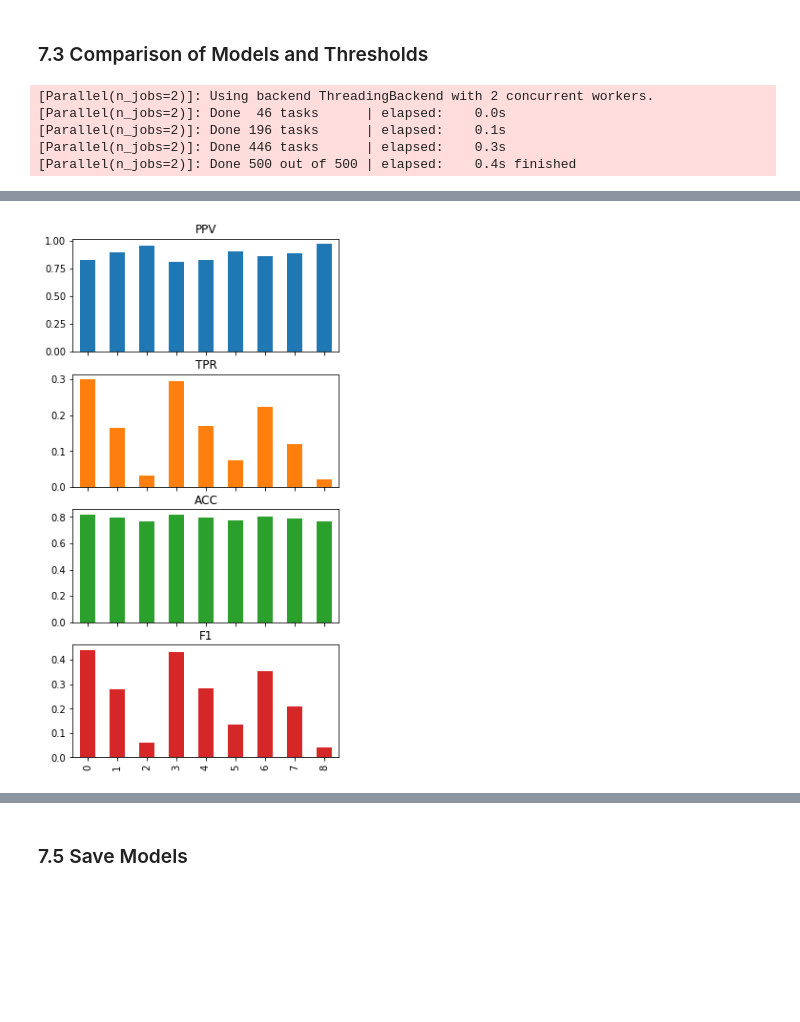
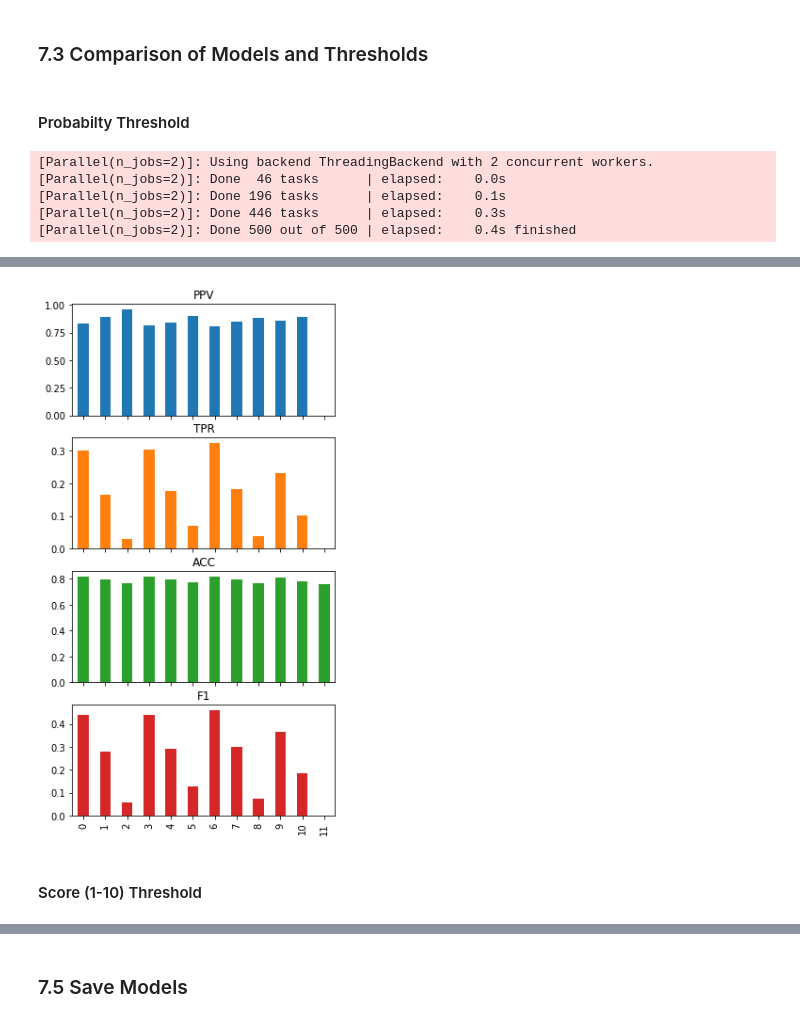
Before and after one commit to mltoolkit/MLToolKit, a Jupyter notebook: MLToolKit Example - Adult Census Income.ipynb, the cells around one changed output, grey strips where cells are left out. Drawn from its saved outputs; the diff is of its cells as text; code cells hidden in the pictures; blank space fills up the shorter version.

```diff
--- a/MLToolKit Example - Adult Census Income.ipynb
+++ b/MLToolKit Example - Adult Census Income.ipynb
@@ -461,7 +728,7 @@ Test Samples: 6513 [20.0%]
 # %%
 # Run classifier algorithms
 #model_variables = featureVariables
-model_variables = [
+modelVariables = [
 # 'workclass_?',
  'workclass_Federal-gov',
  'workclass_Local-gov',
@@ -658,9 +935,18 @@ model_parameters = {'MLAlgorithm':'RF', # 'LGR', #  'DFF', # 'CNN', # 'CATBST',
                    'MinSamplesToSplit':10,
                    'Processors':2}
 
-RFModel = mltk.build_ml_model(TrainDataset, ValidateDataset, TestDataset, model_variables, targetVariable,
-                 model_attributes, sample_attributes, model_parameters, score_parameters,
-                          return_model_object=True, show_results=False, show_plot=True)
+RFModel = mltk.build_ml_model(TrainDataset, ValidateDataset, TestDataset,
+                                  model_variables=modelVariables,
+                                  variable_setup = None,
+                                  target_variable=targetVariable,
+                                  model_attributes=model_attributes,
+                                  sample_attributes=sample_attributes,
+                                  model_parameters=model_parameters,
+                                  score_parameters=score_parameters,
+                                  return_model_object=True,
+                                  show_results=False,
+                                  show_plot=True
+                                  )
 # %% [output]
 Train samples: 19536 loded...
 Validate samples: 6512 loded...
@@ -721,7 +1008,7 @@ RFModel.model_evaluation['RobustnessTable'].style.background_gradient(cmap='RdYl
 # %% [markdown]
 ## 6.3.3 Deep Feed Forward Neural Network
 # %%
-inputShape = (len(model_variables),)
+inputShape = (len(modelVariables),)
 architecture = {
         'L1':{'type': 'Dense', 'position':'input', 'units': 512, 'activation':'relu', 'input_shape':inputShape},
         'L2':{'type': 'Dense', 'position':'hidden', 'units': 512, 'activation':'relu'},
@@ -796,0 +1097,24 @@ NNModel.model_evaluation['RobustnessTable'].style.background_gradient(cmap='RdYl
+# %%
+model_parameters = {'MLAlgorithm':'CBST',
+                    'NTrees': 500,
+                    'MaxDepth':10,
+                    'LearningRate':0.7,
+                    'LossFunction':'Logloss',#crossEntropy
+                    'EvalMatrics':'Accuracy',
+                    'Imbalanced':False,
+                    'TaskType':'GPU',
+                    'Processors':2,
+                    'UseBestModel':True}
+
+CBSTModel = mltk.build_ml_model(TrainDataset, ValidateDataset, TestDataset,
+                                  model_variables=modelVariables,
+                                  variable_setup = None,
+                                  target_variable=targetVariable,
+                                  model_attributes=model_attributes,
+                                  sample_attributes=sample_attributes,
+                                  model_parameters=model_parameters,
+                                  score_parameters=score_parameters,
+                                  return_model_object=True,
+                                  show_results=False,
+                                  show_plot=True
+                                  )
@@ -876,8 +1381,10 @@ ConfusionMatrix.style.background_gradient(cmap='Greens').set_precision(3)
 | TOTAL |  | 6225 | 288 | 6513 |
 # %% [markdown]
 ### 7.3 Comparison of Models and Thresholds
+# %% [markdown]
+#### Probabilty Threshold
 # %%
-Models = [LGRModel, RFModel, NNModel]
+Models = [LGRModel, RFModel, CBSTModel, NNModel]
 thresholds=[0.7, 0.8, 0.9]
 ConfusionMatrixComparison = mltk.confusion_matrix_comparison(TestDataset, Models, thresholds, score_variable=None, show_plot=True)
 ConfusionMatrixComparison.style.background_gradient(cmap='RdYlGn').set_precision(3)
@@ -901 +1411,3 @@ ConfusionMatrixComparison.style.background_gradient(cmap='RdYlGn').set_precision
-[figure, old version]
+[figure, new version]
+# %% [markdown]
+#### Score (1-10) Threshold
```
Also changed, not shown: parts of 64 cells of this notebook.
